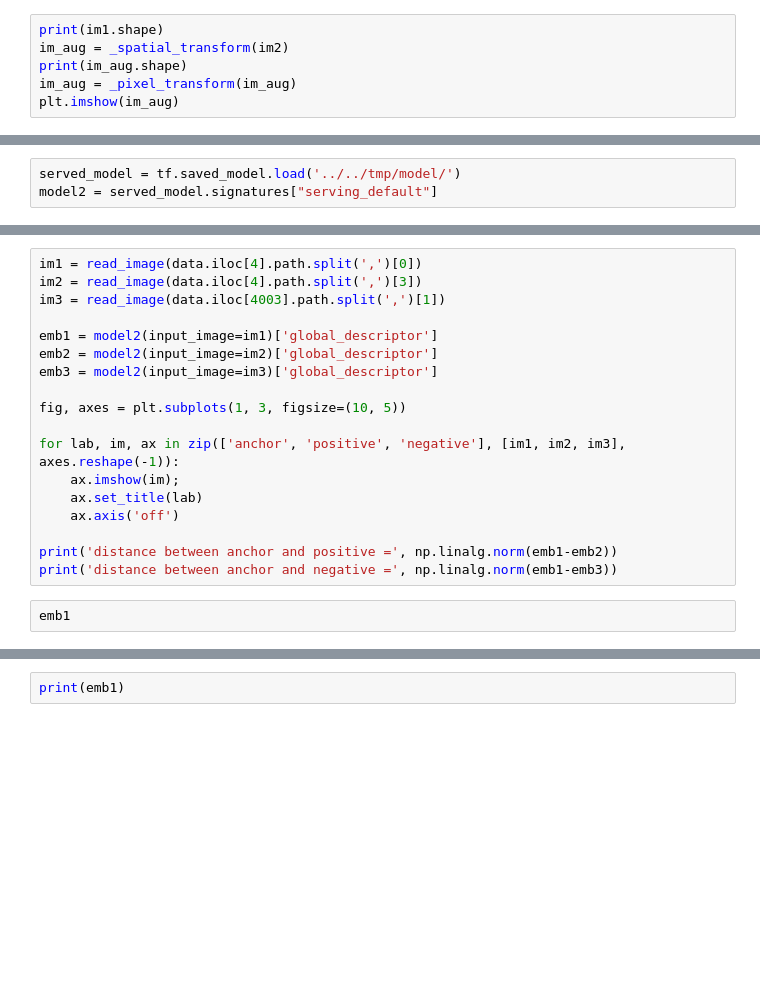
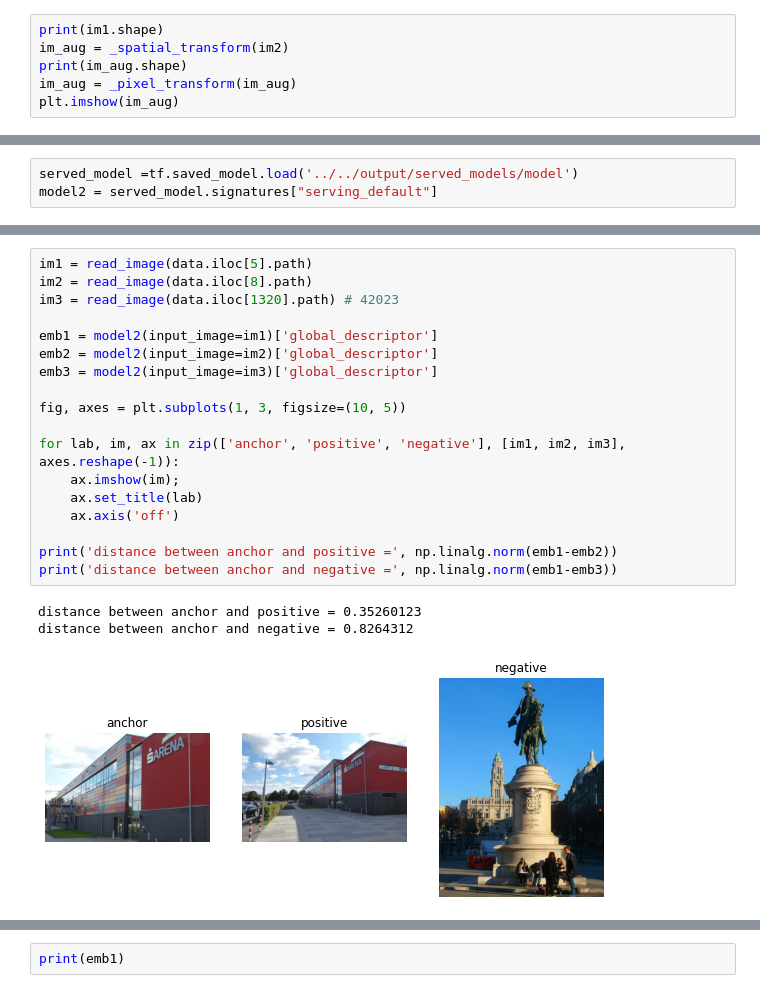
Before and after one commit to akensert/kaggle-landmark-retrieval-and-recognition-2020, a Jupyter notebook: src/notebooks/test_loading.ipynb, the cells around one changed output, grey strips where cells are left out. Cells and saved outputs as stored; diff of their text form; blank space fills up the shorter version.

```diff
--- a/src/notebooks/test_loading.ipynb
+++ b/src/notebooks/test_loading.ipynb
@@ -239,3 +268,3 @@ print('distance between anchor and negative =', np.linalg.norm(emb1-emb3))
 # %%
-served_model = tf.saved_model.load('../../tmp/model/')
+served_model =tf.saved_model.load('../../output/served_models/model')
 model2 = served_model.signatures["serving_default"]
@@ -242,20 +289,22 @@ model2 = served_model.signatures["serving_default"]
 # %%
-im1 = read_image(data.iloc[4].path.split(',')[0])
-im2 = read_image(data.iloc[4].path.split(',')[3])
-im3 = read_image(data.iloc[4003].path.split(',')[1])
+im1 = read_image(data.iloc[5].path)
+im2 = read_image(data.iloc[8].path)
+im3 = read_image(data.iloc[1320].path) # 42023
 
 emb1 = model2(input_image=im1)['global_descriptor']
 emb2 = model2(input_image=im2)['global_descriptor']
 emb3 = model2(input_image=im3)['global_descriptor']
 
 fig, axes = plt.subplots(1, 3, figsize=(10, 5))
 
 for lab, im, ax in zip(['anchor', 'positive', 'negative'], [im1, im2, im3], axes.reshape(-1)):
     ax.imshow(im);
     ax.set_title(lab)
     ax.axis('off')
 
 print('distance between anchor and positive =', np.linalg.norm(emb1-emb2))
 print('distance between anchor and negative =', np.linalg.norm(emb1-emb3))
+# %% [output]
+distance between anchor and positive = 0.35260123
+distance between anchor and negative = 0.8264312
+[figure, added]
-# %%
-emb1
```
Also changed, not shown: parts of 11 cells of this notebook, 12 other files.
